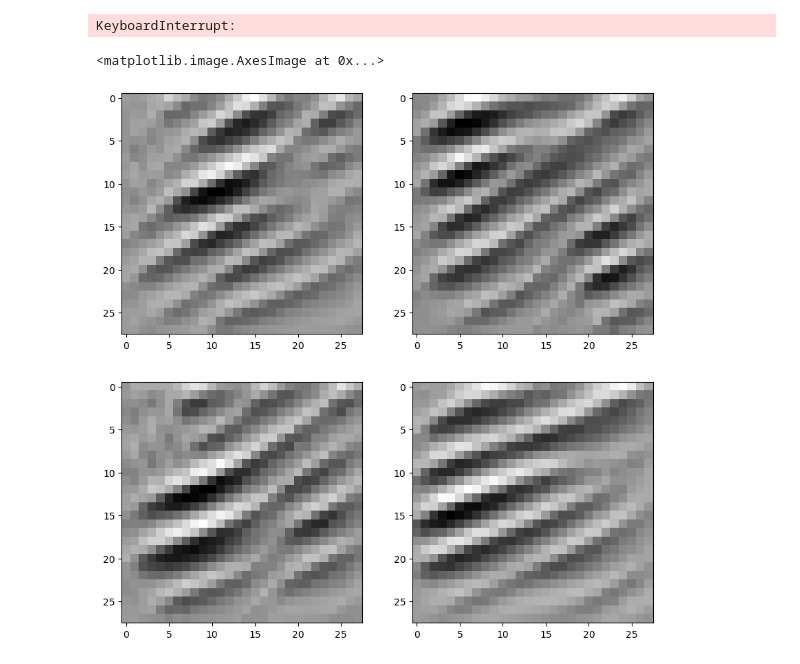
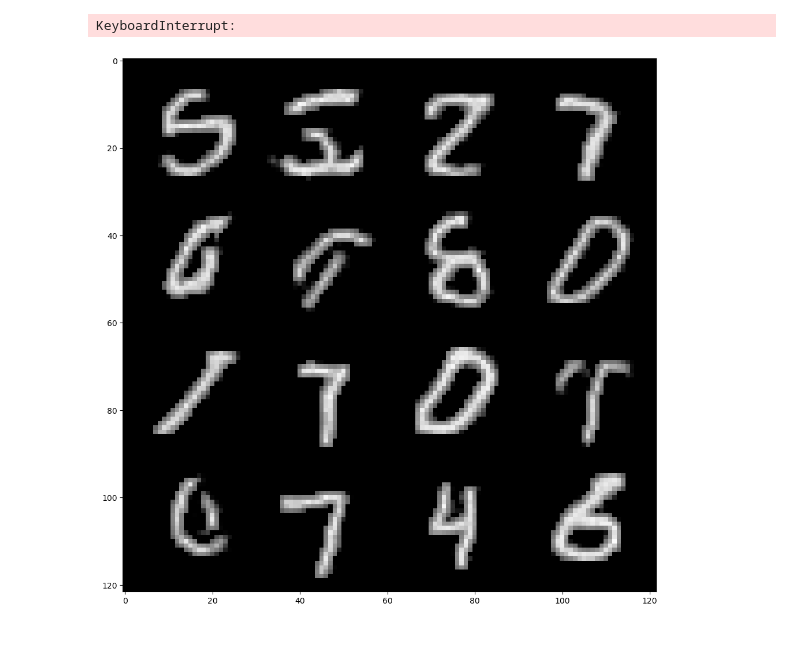
Before and after one commit to SKholkin/SS_DDPM, a Jupyter notebook: ssddpm_beta.ipynb, the cells around one changed output. Drawn from its saved outputs; the diff is of its cells as text; code cells hidden in the pictures.

Commit message:
Working Beta SS DDPM on MNIST and code refactor

```diff
--- a/ssddpm_beta.ipynb
+++ b/ssddpm_beta.ipynb
@@ -147,8 +199,0 @@ def generate(model):
-# %%
-torch.set_printoptions(threshold=10000)
-
-data_sample = next(iter(dataloader))[0].to(device)
-
-t_batch = sample_t_batch(batch_size)
-samples, suff_stats = sample_chain(t_batch, data_sample)
-suff_stats;
@@ -174,7 +212,7 @@ import matplotlib.pyplot as plt
 
 plt.imshow(dataset[0][0].squeeze(), cmap='gray')
 
-batch_size = 128
+batch_size = 64
 dataloader = torch.utils.data.DataLoader(dataset, batch_size=batch_size, shuffle=True)
 # %% [output]
 [figure]
@@ -213,5 +244,6 @@ from ddpm.unet import UNet
 # %%
 import torch.nn.functional as F
+from models import UNet
 device = 'cuda'
 model = UNet(1, 32, (1, 2, 4), time_emb_dim=16)
 
@@ -220,15 +252,16 @@ class BetaUnet(nn.Module):
         super().__init__()
         self.model = UNet(1, 32, (1, 2, 4), time_emb_dim=16)
 
-    def forward(self, x_t, t):
-        return F.sigmoid(self.model(x_t, t))
+    def forward(self, suff_stats, t):
+        return F.sigmoid(self.model(suff_stats, t))
 
 model = BetaUnet()
 model = model.to(device)
+model.load_state_dict(torch.load('beta_ddpm_the_best.pth'))
 
 opt = torch.optim.Adam(model.parameters(), lr=1e-4)
 # %%
 
-train_generated_dataset(model, opt, forward_diffusion_dataloader, max_iter=10000)
+train_generated_dataset(model, opt, forward_diffusion_dataloader, max_iter=40000)
 # %% [output]
 KeyboardInterrupt:
@@ -235,13 +270,13 @@ KeyboardInterrupt:
 # %%
-samples = generate(model)
+samples, samples_history = generate_alpha_normed(model)
 
 import matplotlib.pyplot as plt
-fig, axes = plt.subplots(2, 2, figsize=(10, 10))
+import numpy as np
+from PIL import Image
 
-axes[0][0].imshow(samples[0].detach().cpu().numpy().squeeze(), cmap='gray')
-axes[0][1].imshow(samples[1].detach().cpu().numpy().squeeze(), cmap='gray')
-axes[1][0].imshow(samples[2].detach().cpu().numpy().squeeze(), cmap='gray')
-axes[1][1].imshow(samples[3].detach().cpu().numpy().squeeze(), cmap='gray')
+plt.figure(figsize = (12,12))
+
+img = np.asarray(Image.open('beta_ssddpm_samples.png'))
+imgplot = plt.imshow(img, cmap='gray')
 # %% [output]
-<matplotlib.image.AxesImage at 0x...>
-[figure, old version]
+[figure, new version]
```
Also changed, not shown: parts of 8 cells of this notebook, 6 other files.
